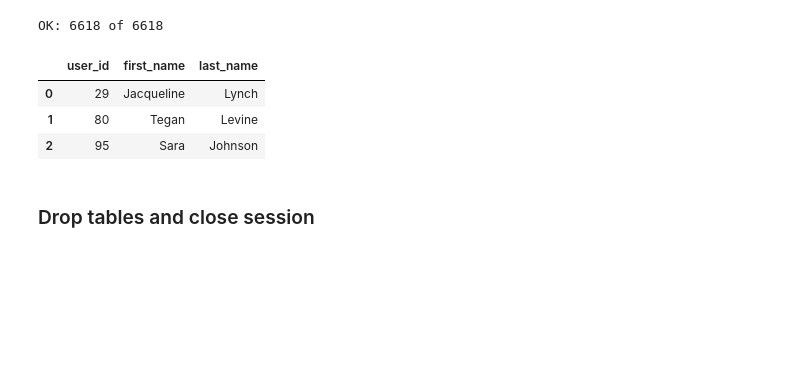
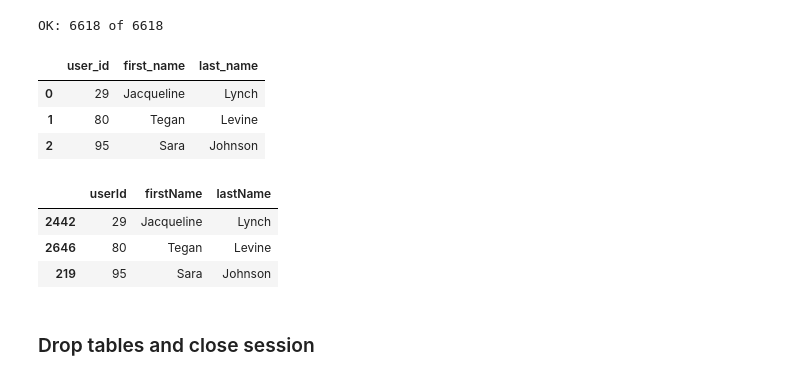
Before and after one commit to amosvoron/udacity-cassandra, a Jupyter notebook: project.ipynb, the cells around one changed output. Saved outputs shown, nothing was run; the diff lists cells and outputs as text; code cells hidden in the pictures; blank space fills up the shorter version.

```diff
--- a/project.ipynb
+++ b/project.ipynb
@@ -561,6 +587,16 @@ pd.DataFrame(data)
 | 0 | 29 | Jacqueline | Lynch |
 | 1 | 80 | Tegan | Levine |
 | 2 | 95 | Sara | Johnson |
+# %%
+# Check it using pandas dataframe - OK!
+df[df.song == 'All Hands Against His Own'].sort_values(by='userId') \
+    .loc[:, ['userId', 'firstName', 'lastName']] \
+    .drop_duplicates()
+# %% [output]
+|  | userId | firstName | lastName |
+| 2442 | 29 | Jacqueline | Lynch |
+| 2646 | 80 | Tegan | Levine |
+| 219 | 95 | Sara | Johnson |
 # %% [markdown]
 ### Drop tables and close session
 # %%
```
Also changed, not shown: parts of 21 cells of this notebook.
